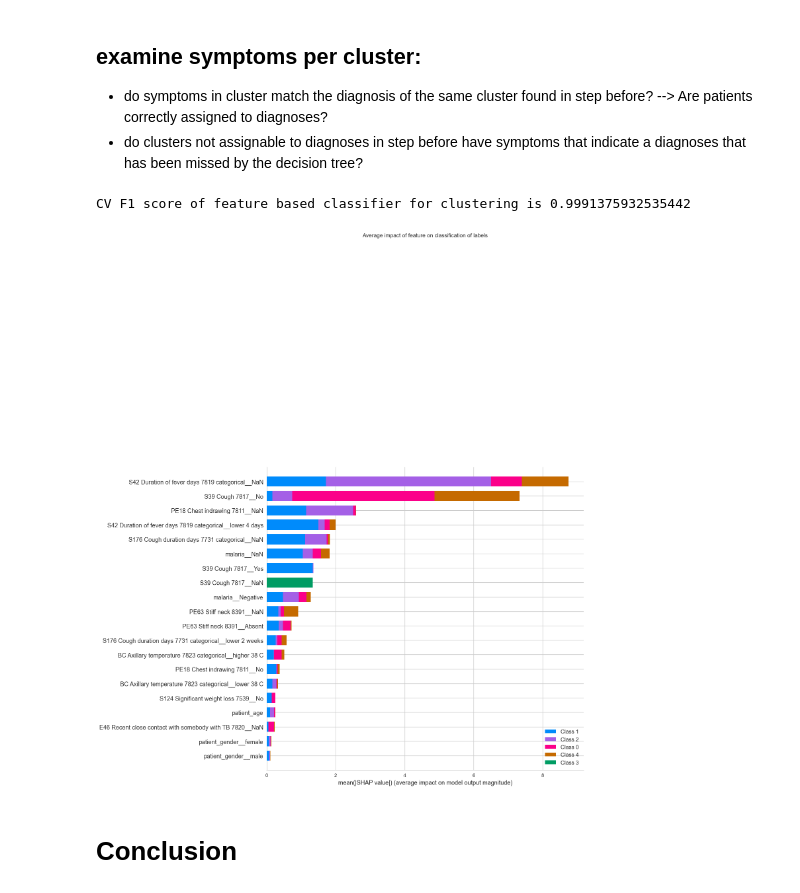
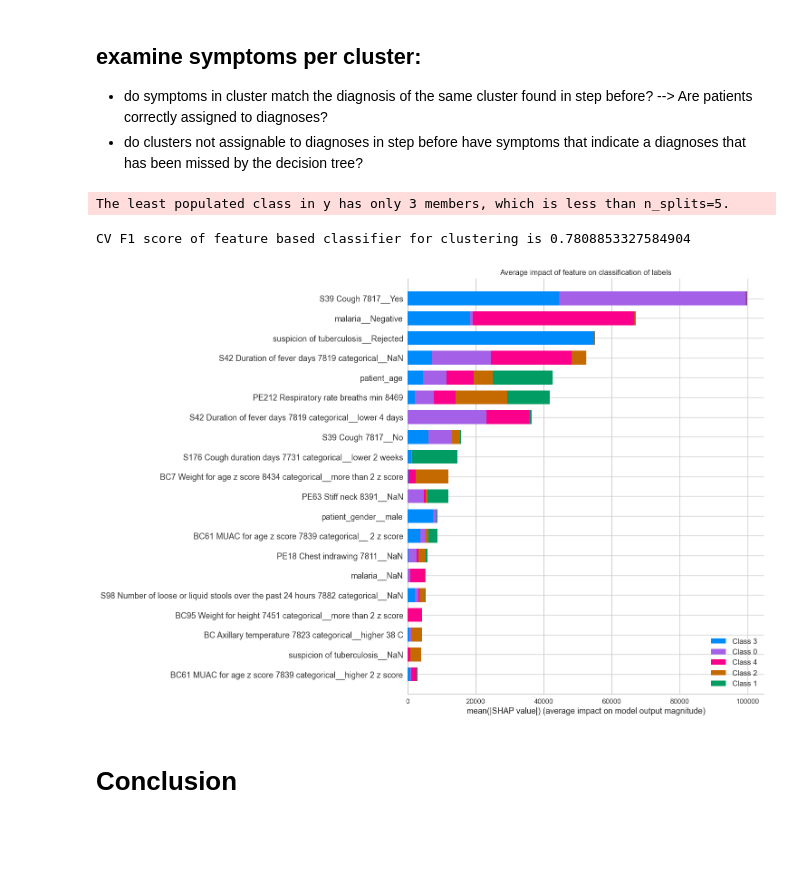
Before and after one commit to sid030sid/DYNAMIC-igh-ml-semester-project, a Jupyter notebook: rw-diagnoses-analyses.ipynb, the cells around one changed output. Saved outputs shown, nothing was run; the diff lists cells and outputs as text; code cells hidden in the pictures; blank space fills up the shorter version.

Commit message:
good clusters representng dagnoses well - after standard scalng nstead of mnmax scaln

```diff
--- a/rw-diagnoses-analyses.ipynb
+++ b/rw-diagnoses-analyses.ipynb
@@ -398,6 +398,7 @@ share of consultations with at least one top 10 diagnosis: 0.48421250469865934 -
 -
 # %%
 from sklearn.preprocessing import MinMaxScaler # alternatively one could use StandardScaler but with MinMaxScaler outliers maintain their significance
+from sklearn.preprocessing import StandardScaler
 
 # get features for clusterng
 features = data[idx_consultations_with_top10_diagnoses]
@@ -413,10 +414,10 @@ for f in numerical_features:
 # stringify NAN values in all other features making it an additional category
 preprocessed_features = preprocessed_features.fillna("NaN")
 
-# scale numerical features to avoid favouring of features in euclidian distance
-for feature in numerical_features:
-  min_max_scaler = MinMaxScaler() # TODO try from sklearn.preprocessing import StandardScaler on ALLL features
-  preprocessed_features[[feature]] = min_max_scaler.fit_transform(preprocessed_features[[feature]])
+# scale features to avoid favouring of features in euclidian distance
+#for feature in numerical_features:
+  #min_max_scaler = MinMaxScaler() # only needed for numerical features
+  #preprocessed_features[[feature]] = min_max_scaler.fit_transform(preprocessed_features[[feature]])
 
 # one hot encode all non-numerical features
 non_numerical_features = [preprocessed_features.dtypes.index[i] for i, e in enumerate(preprocessed_features.dtypes) if e != "float64"]
@@ -427,5 +428,9 @@ for feature in non_numerical_features:
 
 # drop original columns of non-numerical features
 preprocessed_features = preprocessed_features.drop(non_numerical_features, axis=1)
+
+scaler = StandardScaler()
+scaled_features = scaler.fit_transform(preprocessed_features)
+preprocessed_features = pd.DataFrame(scaled_features, columns= preprocessed_features.columns)
 # %% [output]
 DataFrame is highly fragmented.  This is usually the result of calling `frame.insert` many times, which has poor performance.  Consider joining all columns at once using pd.concat(axis=1) instead. To  ...
@@ -580,27 +586,28 @@ CV F1 score of diagnoses based classifier for clustering is 0.5317279937521867
 # %%
 # get how symptoms explain clusters
 lgbm_data = preprocessed_features.drop(columns=["cluster"])
 
 # rename columns so that lgb can read them
 lgbm_data.columns = [re.sub(r'(>)|(<)', lambda m: 'higher' if m.group(1) else 'lower', c) for c in lgbm_data.columns] # essental to ensure that columns are stll dstnct after next lne of code
 lgbm_data.columns = [re.sub('[^A-Za-z0-9_]+', ' ', c) for c in lgbm_data.columns]
 
 # check how good the clusters are: the higher F1 the better
 clf = lgb.LGBMClassifier() #colsample_by_tree=0.8
 cv_scores = cross_val_score(clf, lgbm_data, labels, scoring='f1_weighted')
 print(f"CV F1 score of feature based classifier for clustering is {np.mean(cv_scores)}")
 
 # check how features are used to explain the label
 clf.fit(lgbm_data, labels) # fit model
 
 #SHAP values to determine how features are used for classification
 explainer = shap.TreeExplainer(clf)
 shap_values = explainer.shap_values(lgbm_data)
 shap.summary_plot(shap_values, lgbm_data, plot_type="bar", plot_size=(15, 10), show=False)
-plt.title("Average impact of feature on classification of labels", y=1.75)
+plt.title("Average impact of feature on classification of labels")
 plt.show()
 # %% [output]
-CV F1 score of feature based classifier for clustering is 0.9991375932535442
+The least populated class in y has only 3 members, which is less than n_splits=5.
+CV F1 score of feature based classifier for clustering is 0.7808853327584904
-[figure, old version]
+[figure, new version]
 # %% [markdown]
 # Conclusion
```
Also changed, not shown: parts of 3 cells of this notebook.
